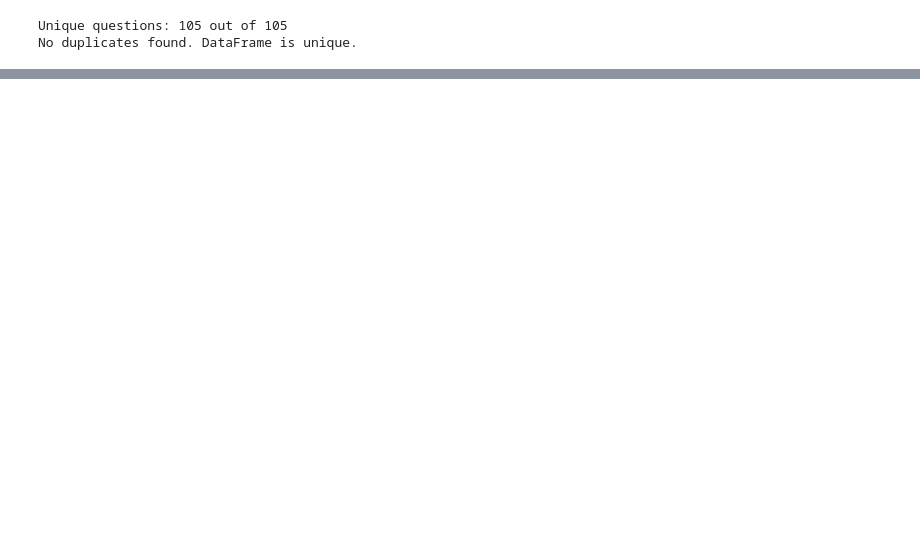
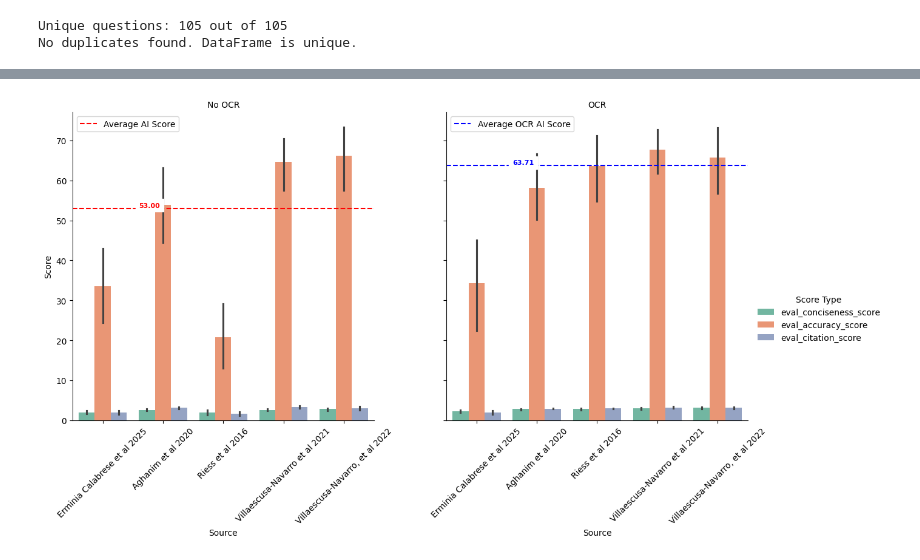
Before and after one commit to AprilQx/Paperqa, a Jupyter notebook: notebooks/cosmo_eval.ipynb, the cells around one changed output, grey strips where cells are left out. Saved outputs shown, nothing was run; the diff lists cells and outputs as text; code cells hidden in the pictures; blank space fills up the shorter version.

Commit message:
updated the extension for the project

```diff
--- a/notebooks/cosmo_eval.ipynb
+++ b/notebooks/cosmo_eval.ipynb
@@ -88,3 +88,5 @@ def load_json_files_to_dataframe(directory_path="extension/results/summary_evalu
         df = pd.concat([df.drop('evaluation', axis=1), eval_df], axis=1)
 
     return df
+# %%
+df_ocr=load_json_files_to_dataframe("extension/results/summary_evaluations_paperqa2_ocr")
@@ -90,0 +111,2 @@ def load_json_files_to_dataframe(directory_path="extension/results/summary_evalu
+# %%
+df=load_json_files_to_dataframe("extension/results/summary_evaluations_paperqa2")
@@ -279,4 +221,0 @@ dtype: float64
-# %%
-#normalized_accuracy_score
-df['normalized_accuracy_score'] = df['eval_accuracy_score'].apply(lambda x: x* (10/7))
-df['normalized_accuracy_score'] = df['normalized_accuracy_score'].round(2)
@@ -389,2 +221,0 @@ See the caveats in the documentation: https://pandas.pydata.org/pandas-docs/stab
-# %%
-df['AI_score_sum']=df[AI_score_columns].sum(axis=1, skipna=True)
@@ -457,0 +222,80 @@ plt.show()
+# %%
+# a comparison of the accuracy score between paperqa2 and paperqa2_ocr
+
+import matplotlib.pyplot as plt
+import seaborn as sns
+
+# 1. Calculate AI_score_sum for both dataframes
+AI_score_columns = ['eval_conciseness_score', 'eval_accuracy_score', 'eval_citation_score']
+
+# 2. Map source_file to year
+def change_source_file(source_file):
+    if source_file=='https://arxiv.org/abs/1807.06209v4':
+        return 'Aghanim et al 2020'
+    elif source_file=='https://arxiv.org/abs/2010.00619v2':
+        return 'Villaescusa-Navarro et al 2021'
+    elif source_file=='https://arxiv.org/abs/2201.02202v1':
+        return 'Villaescusa-Navarro, et al 2022'
+    elif source_file=='https://arxiv.org/abs/1604.01424v3':
+        return 'Riess et al 2016'
+    else:
+        return 'Erminia Calabrese et al 2025'
+
+df['source'] = df['source_file'].apply(change_source_file)
+df_ocr['source'] = df_ocr['source_file'].apply(change_source_file)
+
+# 3. Prepare for melting and plotting
+score_columns = ['eval_conciseness_score', 'eval_accuracy_score', 'eval_citation_score']
+
+# Add a column to distinguish OCR vs non-OCR
+df['Type'] = 'No OCR'
+df_ocr['Type'] = 'OCR'
+
+# Combine both dataframes
+combined = pd.concat([df[['eval_conciseness_score', 'eval_accuracy_score', 'eval_citation_score', 'source', 'Type']],
+                      df_ocr[['eval_conciseness_score', 'eval_accuracy_score', 'eval_citation_score', 'source', 'Type']]])
+
+# Melt for seaborn
+melted = combined.melt(id_vars=['source', 'Type'], value_vars=score_columns,
+                       var_name='Score Type', value_name='Score')
+
+# Add facet for OCR vs No OCR
+g = sns.catplot(
+    data=melted, kind="bar",
+    x="source", y="Score", hue="Score Type",
+    col="Type", palette="Set2", height=6, aspect=1
+)
+g.set_titles("{col_name}")
+
+# Add average lines to the correct subplot
+# For "No OCR"
+avg_no_ocr = df[AI_score_columns].mean().sum()
+g.axes[0, 0].axhline(y=avg_no_ocr, color='red', linestyle='--', label='Average AI Score')
+g.axes[0, 0].legend()
+g.axes[0, 0].text(
+    0.95, avg_no_ocr, f"{avg_no_ocr:.2f}",
+    color='red', fontsize=8, fontweight='bold',
+    va='bottom', ha='right',
+    backgroundcolor='white'
+)
+
+
+# For "OCR"
+avg_ocr = df_ocr[AI_score_columns].mean().sum()
+line = g.axes[0, 1].axhline(y=avg_ocr, color='blue', linestyle='--', label='Average OCR AI Score')
+
+
+# Add a custom legend with only the average line
+g.axes[0, 1].legend([line], ['Average OCR AI Score'])
+g.axes[0, 1].text(
+    0.95, avg_ocr, f"{avg_ocr:.2f}",
+    color='blue', fontsize=8, fontweight='bold',
+    va='bottom', ha='right',
+    backgroundcolor='white'
+)
+
+g.set_axis_labels("Source", "Score")
+g.set_xticklabels(rotation=45)
+plt.show()
+# %% [output]
+[figure, added]
```
Also changed, not shown: parts of 18 cells of this notebook, 7 other files.
